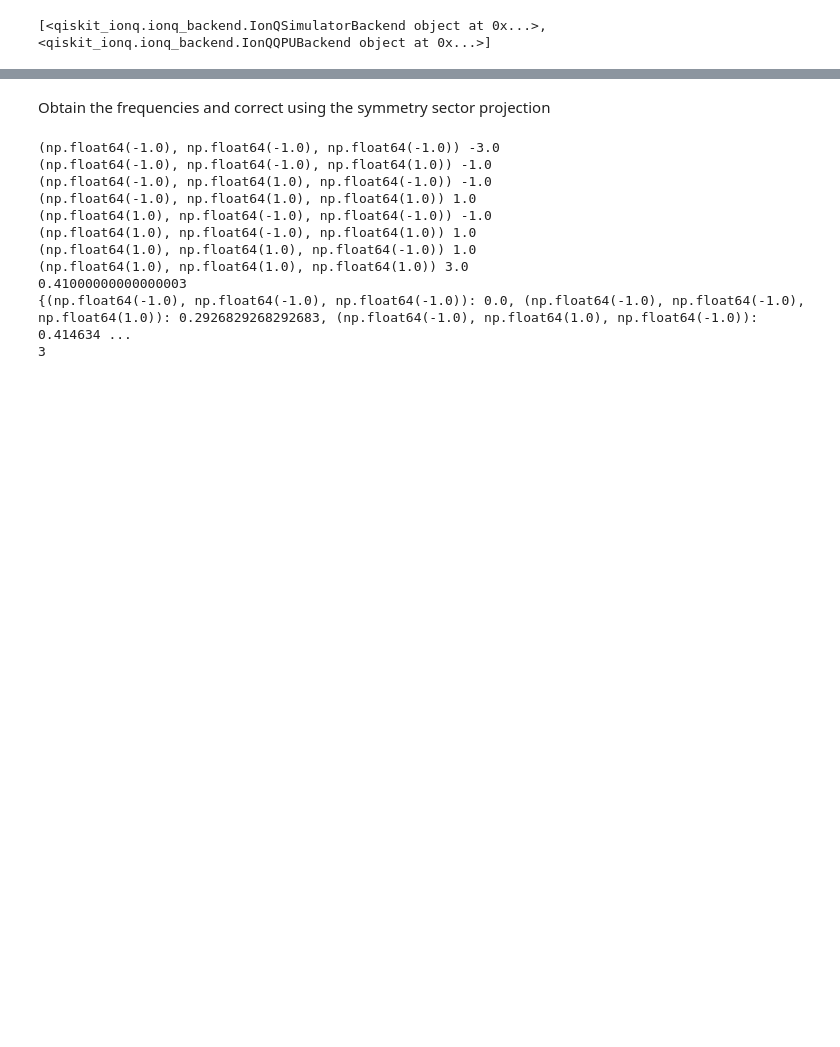
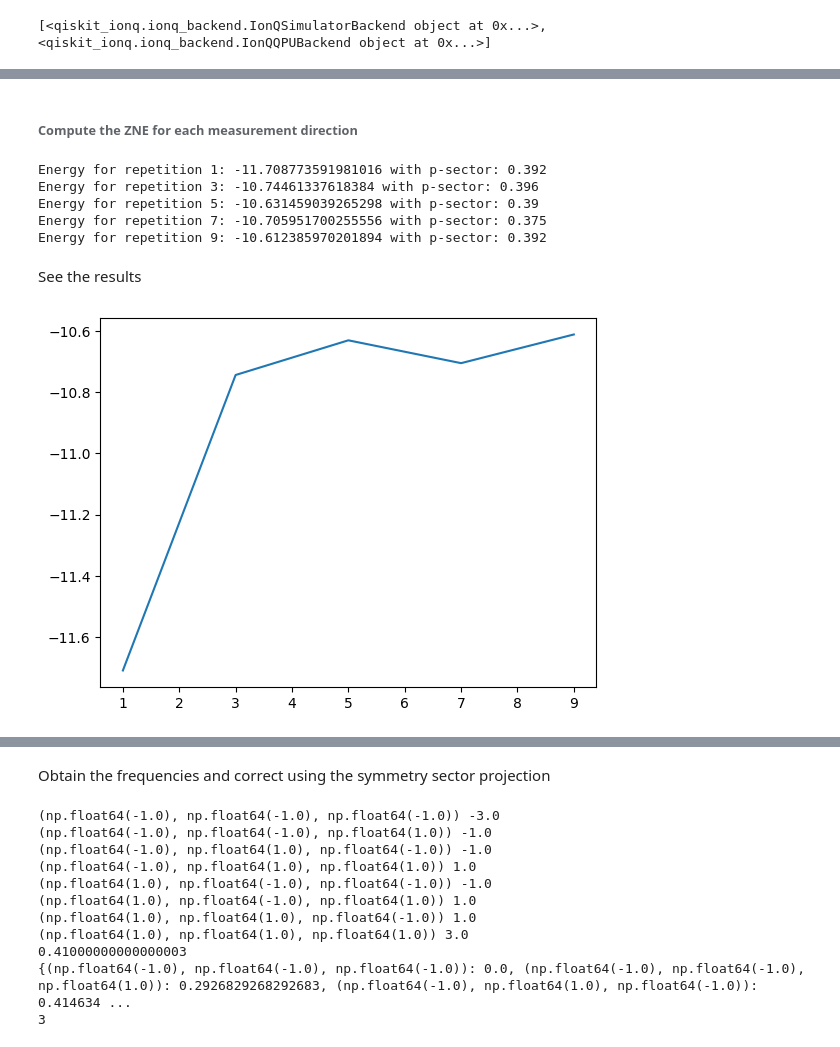
Before and after one commit to emacosta95/3rdQA4NSM, a Jupyter notebook: QA4Ion-Q.ipynb, the cells around one changed output, grey strips where cells are left out. Saved outputs shown, nothing was run; the diff lists cells and outputs as text; code cells hidden in the pictures; blank space fills up the shorter version.

```diff
--- a/QA4Ion-Q.ipynb
+++ b/QA4Ion-Q.ipynb
@@ -245,0 +462,79 @@ Get the numbers of the Energy
+# %% [markdown]
+###### Compute the ZNE for each measurement direction
+# %%
+from src.qiskit_utils import  obtain_frequencies_qiskit,get_shots_qiskit,compute_energy
+from src.qiskit_utils import ionq_energy_expectation
+
+
+full_density_matrix_value=-7.328166666666667
+n_iterations=50
+repetitions=[1,3,5,7,9]
+
+circuits=[circuit_x_transpiled,circuit_y_transpiled,circuit_z_transpiled]
+
+folded_circuits_all=[]
+for circuit in circuits:
+    folded_circuits=fold_rzz_circuits(circuit,repetitions)
+    folded_circuits_all.append(folded_circuits)
+
+energy_results=[]
+std_energy_results=[]
+results_n=[]
+for n in repetitions:
+    circuits_n=[folded_circuits_all[i][(repetitions.index(n))] for i in range(len(circuits))]
+
+    eng_ave=0.
+    std_ave=0.
+    energy_per_iteration=[]
+    for i in range(n_iterations):
+        energy_z,energy_xy,energy_xy_renormalized,p_sector=ionq_energy_expectation(circuits_n,shots=shots,backend=noisy_backend,hamiltonian=hamiltonian_target,nparticle_sector=1)
+        energy_n_star=energy_z+energy_xy_renormalized
+        energy_n=energy_z+energy_xy
+        energy_per_iteration.append((energy_n+energy_n_star)/(1+p_sector))
+    energy_results.append(np.average(energy_per_iteration))
+    std_energy_results.append(np.std(energy_per_iteration))
+    print(f"Energy for repetition {n}:",np.average(energy_per_iteration),'with p-sector:',p_sector,'')
+# %% [output]
+Energy for repetition 1: -11.708773591981016 with p-sector: 0.392
+Energy for repetition 3: -10.74461337618384 with p-sector: 0.396
+Energy for repetition 5: -10.631459039265298 with p-sector: 0.39
+Energy for repetition 7: -10.705951700255556 with p-sector: 0.375
+Energy for repetition 9: -10.612385970201894 with p-sector: 0.392
+# %% [markdown]
+See the results
+# %%
+plt.plot(repetitions,energy_results)
+plt.show()
+
+import numpy as np
+from scipy.optimize import curve_fit
+
+def exponential_zne(repetitions, energies):
+    """
+    Exponential zero-noise extrapolation: E(R) = A * exp(-gamma * R)
+
+    Args:
+        repetitions (list or array): fold factors, e.g., [1,3,5]
+        energies (list or array): measured energies corresponding to repetitions
+
+    Returns:
+        A: extrapolated zero-noise energy
+        fit_params: dictionary with A and gamma
+    """
+    repetitions = np.array(repetitions, dtype=float)
+    energies = np.array([float(e) for e in energies], dtype=float)
+
+    # Exponential decay function
+    def exp_func(R, A, gamma):
+        return A * np.exp(-gamma * R)
+
+    # Initial guess: A = energy at smallest R, gamma = 0.1
+    p0 = [0.5, 0.1]
+
+    # Fit curve
+    params, _ = curve_fit(exp_func, repetitions, energies, p0=p0)
+
+    A, gamma = params
+    return A, {"A": A, "gamma": gamma}
+# %% [output]
+[figure, added]
```
Also changed, not shown: parts of 21 cells of this notebook, 2 other files.
